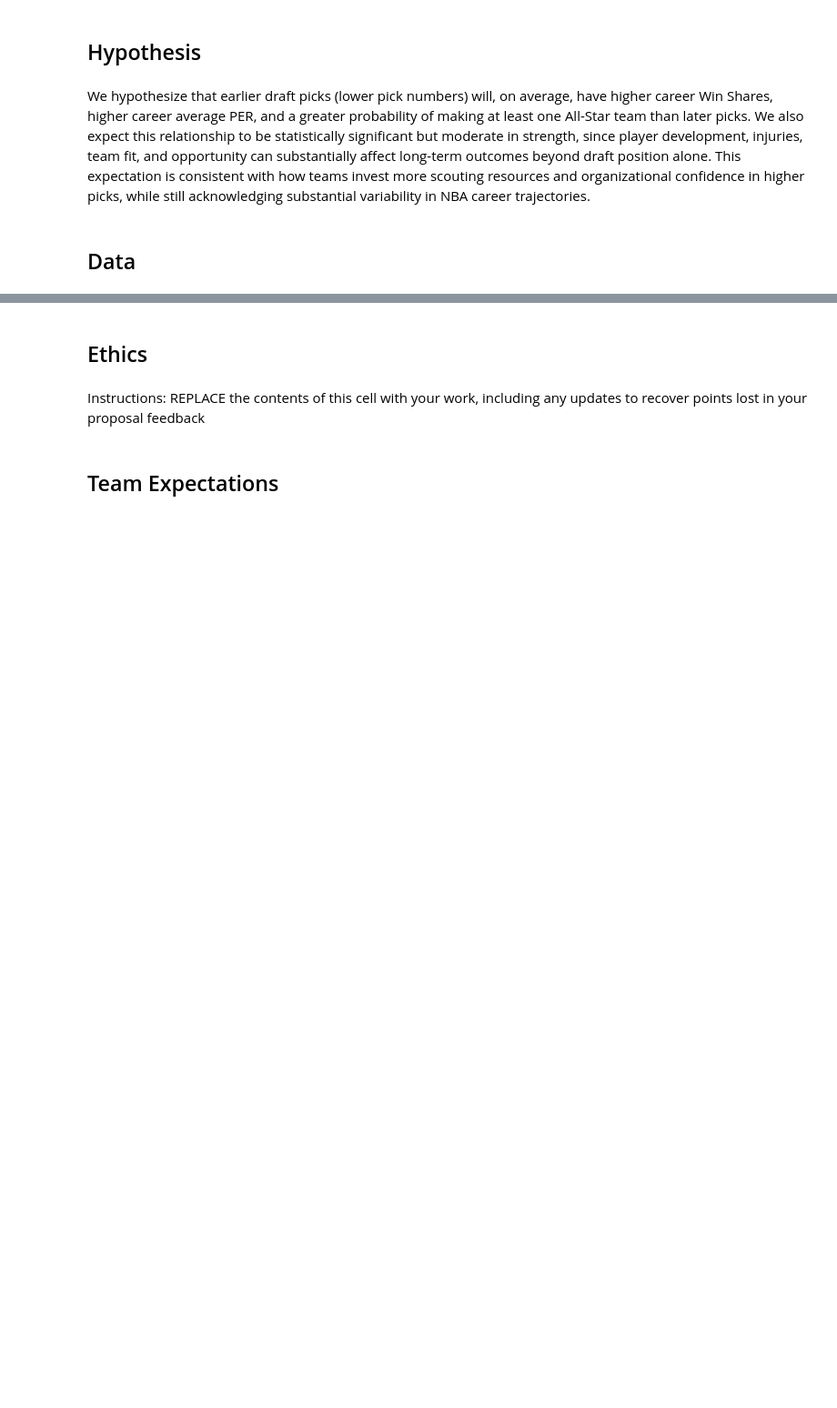
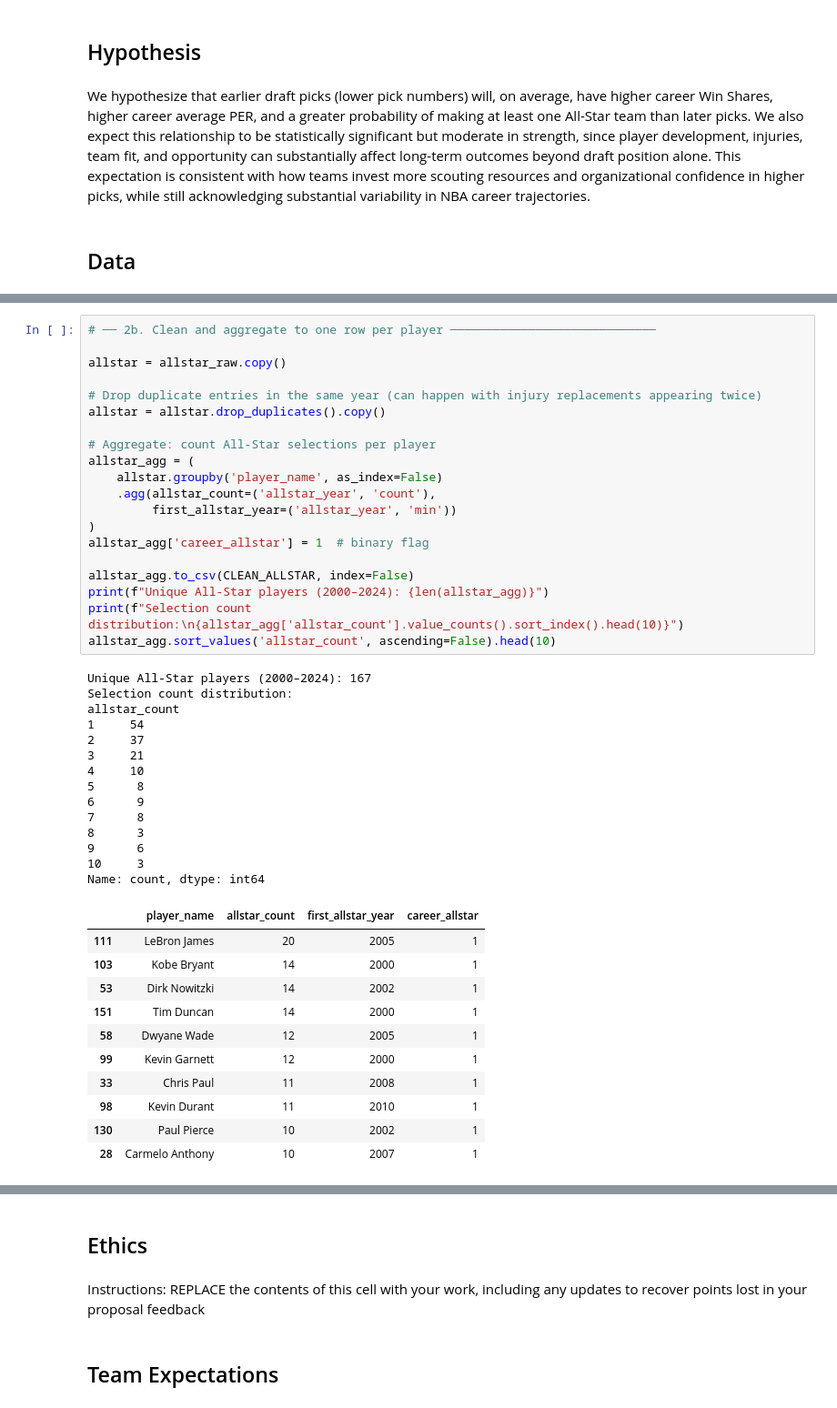
Before and after one commit to COGS108/Group-SP26-093, a Jupyter notebook: 01-DataCheckpoint.ipynb, the cells around one changed output, grey strips where cells are left out. Shown at 91% size. Saved outputs shown, nothing was run; the diff lists cells and outputs as text; blank space fills up the shorter version.

Commit message:
3 cleaned datasets

```diff
--- a/01-DataCheckpoint.ipynb
+++ b/01-DataCheckpoint.ipynb
@@ -147,0 +414,46 @@ Please note that you can always keep adding more datasets in the future if these
+# %%
+# ── 2b. Clean and aggregate to one row per player ─────────────────────────────
+
+allstar = allstar_raw.copy()
+
+# Drop duplicate entries in the same year (can happen with injury replacements appearing twice)
+allstar = allstar.drop_duplicates().copy()
+
+# Aggregate: count All-Star selections per player
+allstar_agg = (
+    allstar.groupby('player_name', as_index=False)
+    .agg(allstar_count=('allstar_year', 'count'),
+         first_allstar_year=('allstar_year', 'min'))
+)
+allstar_agg['career_allstar'] = 1  # binary flag
+
+allstar_agg.to_csv(CLEAN_ALLSTAR, index=False)
+print(f"Unique All-Star players (2000–2024): {len(allstar_agg)}")
+print(f"Selection count distribution:\n{allstar_agg['allstar_count'].value_counts().sort_index().head(10)}")
+allstar_agg.sort_values('allstar_count', ascending=False).head(10)
+# %% [output]
+Unique All-Star players (2000–2024): 167
+Selection count distribution:
+allstar_count
+1     54
+2     37
+3     21
+4     10
+5      8
+6      9
+7      8
+8      3
+9      6
+10     3
+Name: count, dtype: int64
+|  | player_name | allstar_count | first_allstar_year | career_allstar |
+| 111 | LeBron James | 20 | 2005 | 1 |
+| 103 | Kobe Bryant | 14 | 2000 | 1 |
+| 53 | Dirk Nowitzki | 14 | 2002 | 1 |
+| 151 | Tim Duncan | 14 | 2000 | 1 |
+| 58 | Dwyane Wade | 12 | 2005 | 1 |
+| 99 | Kevin Garnett | 12 | 2000 | 1 |
+| 33 | Chris Paul | 11 | 2008 | 1 |
+| 98 | Kevin Durant | 11 | 2010 | 1 |
+| 130 | Paul Pierce | 10 | 2002 | 1 |
+| 28 | Carmelo Anthony | 10 | 2007 | 1 |
```
Also changed, not shown: parts of 21 cells of this notebook.
